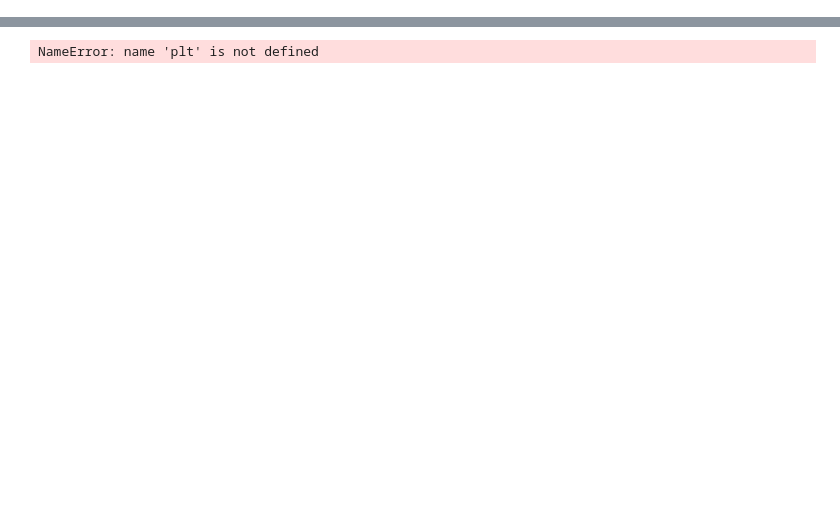
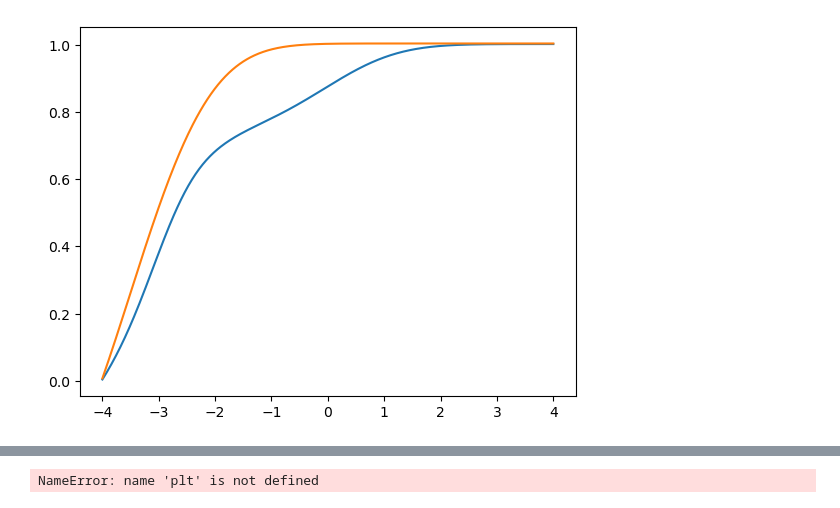
Before and after one commit to rdglpz/tecnm_programacion_electrica, a Jupyter notebook: BOCOMIC.ipynb, the cells around one changed output, grey strips where cells are left out. Cells and saved outputs as stored; diff of their text form; code cells hidden in the pictures; blank space fills up the shorter version.

```diff
--- a/BOCOMIC.ipynb
+++ b/BOCOMIC.ipynb
@@ -71,0 +32,6 @@ findfont: Font family 'Comic Sans MS' not found.
+# %%
+plt.plot(x,FX)
+plt.plot(x,FX1)
+plt.show()
+# %% [output]
+[figure, added]
```
Also changed, not shown: parts of 15 cells of this notebook, 8 other files.
